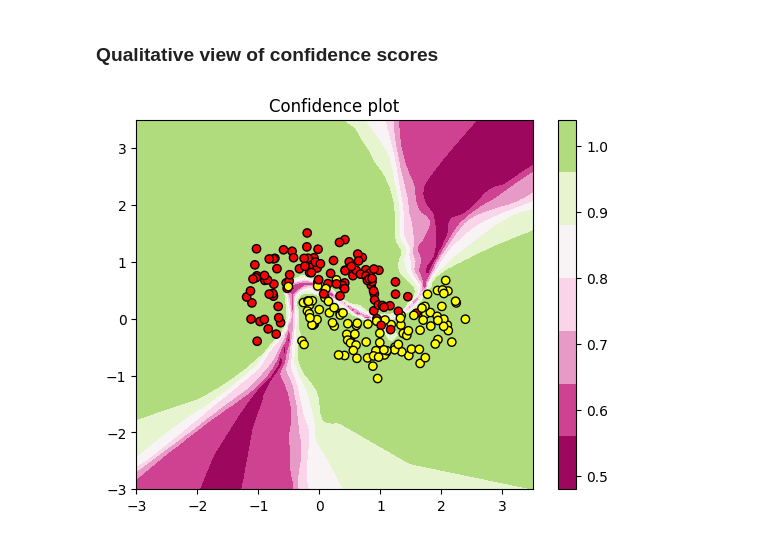
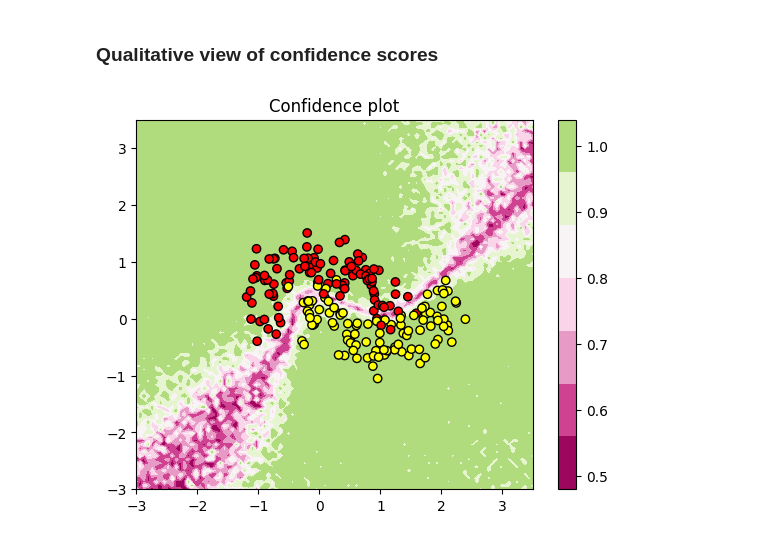
Before and after one commit to LeonY117/Bayes-Stochastic-Depth, a Jupyter notebook: notebooks/two_moon.ipynb, the cells around one changed output. Saved outputs shown, nothing was run; the diff lists cells and outputs as text; code cells hidden in the pictures.

Commit message:
change dropout mode name to "do"

```diff
--- a/notebooks/two_moon.ipynb
+++ b/notebooks/two_moon.ipynb
@@ -78,7 +78,7 @@ class BayesianNet(nn.Module):
         self.stochastic_depth_state = state
 
     def set_bayes_mode(self, state: bool, mode: str) -> None:
-        if mode == "dropout":
+        if mode == "do":
             self._set_dropout(state)
         elif mode == "sd":
             self._set_stochastic_depth(state)
@@ -216,8 +216,8 @@ def batch_ensemble_forward(x_batch: Tensor, nets: List[nn.Module]) -> Tensor:
 ### Train DO & sd networks
 # %%
 # net:BayesianNet = DONetwork(inp=2, oup=2, N=2, d_feat=30, p=0.5)
-# net: BayesianNet = DONetwork(inp=2, oup=2, N=10, d_feat=10, p=0.5)
-net: BayesianNet = SdNetwork(inp=2, oup=2, N=10, d_feat=10, p=0.5)
+do_net: BayesianNet = DONetwork(inp=2, oup=2, N=10, d_feat=10, p=0.5)
+sd_net: BayesianNet = SdNetwork(inp=2, oup=2, N=10, d_feat=10, p=0.5)
 
 
 def train(net, epochs) -> List[float]:
@@ -240,15 +240,18 @@ def train(net, epochs) -> List[float]:
     return history
 
 
-history = train(net, 100)
+history = train(sd_net, 100)
+history = train(do_net, 100)
 # plt.plot(history)
 
-net.eval()
-with torch.no_grad():
-    net.set_bayes_mode(False, "sd")
-    y_pred = net(X).argmax(dim=1)
+def eval(net):
+    net.eval()
+    with torch.no_grad():
+        net.set_bayes_mode(False, "sd")
+        y_pred = net(X).argmax(dim=1)
+    return (y_pred.squeeze() == Y).sum()/len(Y)
 
 # plot_two_moons(X, y_pred)
 
-print(f"Accuracy: {(y_pred.squeeze() == Y).sum()/len(Y):.3f}")
+print(f"Accuracy: {eval(sd_net):.3f}")
 # %% [output]
@@ -269,32 +272,33 @@ for i in range(T):
 # %%
 def compute_confidence(inp, forward_func, batch_size) -> Tensor:
     """Computes confidence score over the entire inp, handles batching"""
     py = torch.empty((len(inp)), dtype=torch.float)
     y_pred = torch.empty((len(inp)), dtype=torch.long)
     b = batch_size
     for i in tqdm(range(0, inp.shape[0], b)):
         logits = forward_func(inp[i : i + b])
         p, y = torch.max(logits, dim=-1)
         py[i : i + b] = p
         y_pred[i : i + b] = y
     return py, y_pred
 
 
 def plot_confidence(forward_func, grid_size=100, batch_size=10):
     XX, YY = np.meshgrid(np.linspace(-3, 3.5, grid_size), np.linspace(-3, 3.5, grid_size))
     with torch.no_grad():
         inp = torch.FloatTensor(np.stack((XX.ravel(), YY.ravel())).T)
         py, _ = compute_confidence(inp, forward_func, batch_size)
 
     ZZ = py.reshape(XX.shape)
     plt.contourf(XX, YY, ZZ, cmap="PiYG", vmin=0.5, vmax=1.2)
     plt.colorbar(ticks=np.linspace(0.5, 1, 6))
     plt.scatter(X[:, 0], X[:, 1], c=Y, cmap="autumn", edgecolor="k")
     plt.title("Confidence plot")
 
 
-forward_func = partial(batch_ensemble_forward, nets=nets)
-# forward_func = partial(batch_bayes_forward, net=net, mode="sd", T=500)
+# forward_func = partial(batch_ensemble_forward, nets=nets)
+forward_func = partial(batch_bayes_forward, net=sd_net, mode="sd", T=10)
+# forward_func = partial(batch_bayes_forward, net=do_net, mode="do", T=10)
 plot_confidence(forward_func, grid_size=100, batch_size=100)
 # %% [output]
-[figure, old version]
+[figure, new version]
```
Also changed, not shown: parts of 1 cell of this notebook.
